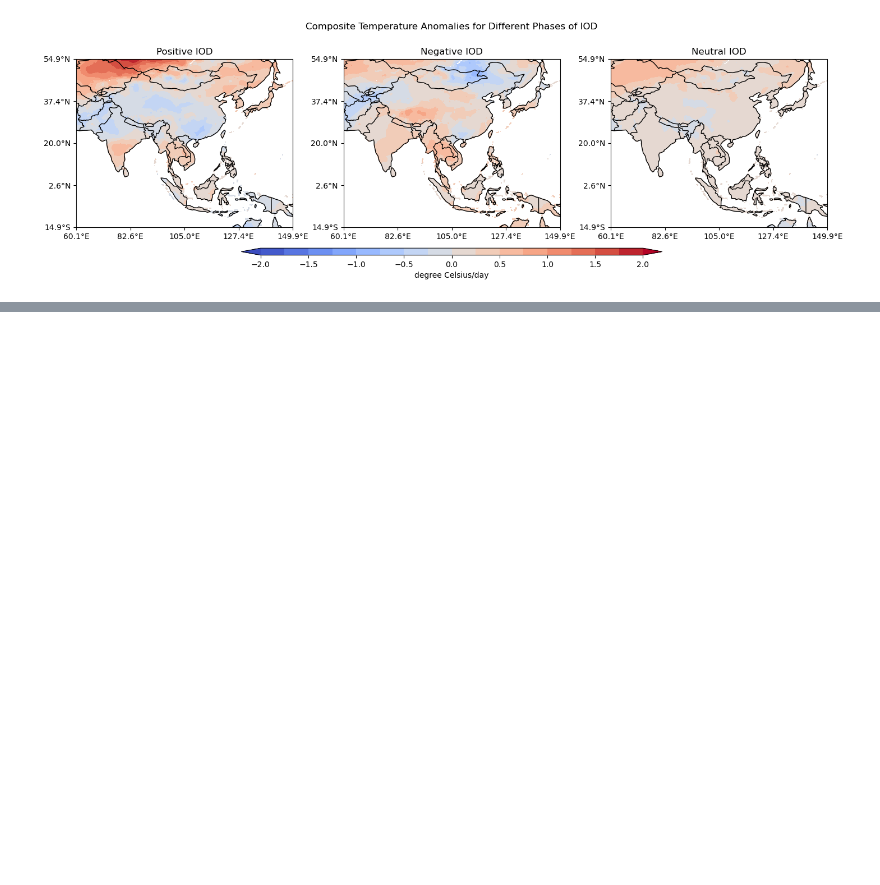
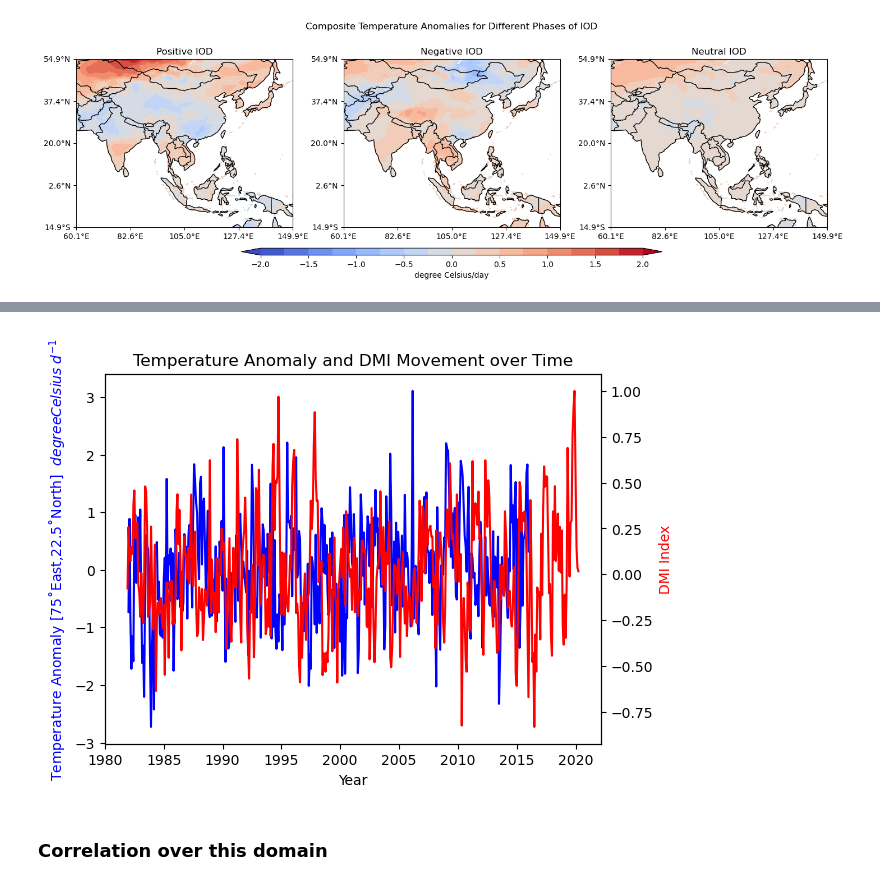
Before and after one commit to shammun/clim_680_hw, a Jupyter notebook: HW3_New.ipynb, the cells around one changed output, grey strips where cells are left out. Saved outputs shown, nothing was run; the diff lists cells and outputs as text; code cells hidden in the pictures; blank space fills up the shorter version.

```diff
--- a/HW3_New.ipynb
+++ b/HW3_New.ipynb
@@ -654,0 +919,21 @@ plt.show()
+# %%
+pt=ds_anoms.sel(lat=22.5,lon=75,method='nearest')
+# %%
+fig, ax1 = plt.subplots()
+
+ax2 = ax1.twinx()
+ax1.plot(pt['time'],pt,'b')
+ax2.plot(dmi['time'],dmi['sst'],'r')
+
+ax1.set_title("Temperature Anomaly and DMI Movement over Time")
+ax1.set_ylabel('Temperature Anomaly [75˚East,22.5˚North]  $degree Celsius\;d^{-1}$', color='b')
+ax1.set_xlabel('Year')
+ax2.set_ylabel('DMI Index', color='r') ;
+
+# Save and show the plot
+plt.savefig('temp_DMI_movement.png', dpi=300, bbox_inches='tight')
+plt.show()
+# %% [output]
+[figure, added]
+# %% [markdown]
+### Correlation over this domain
```
Also changed, not shown: parts of 54 cells of this notebook, 1 other file.
